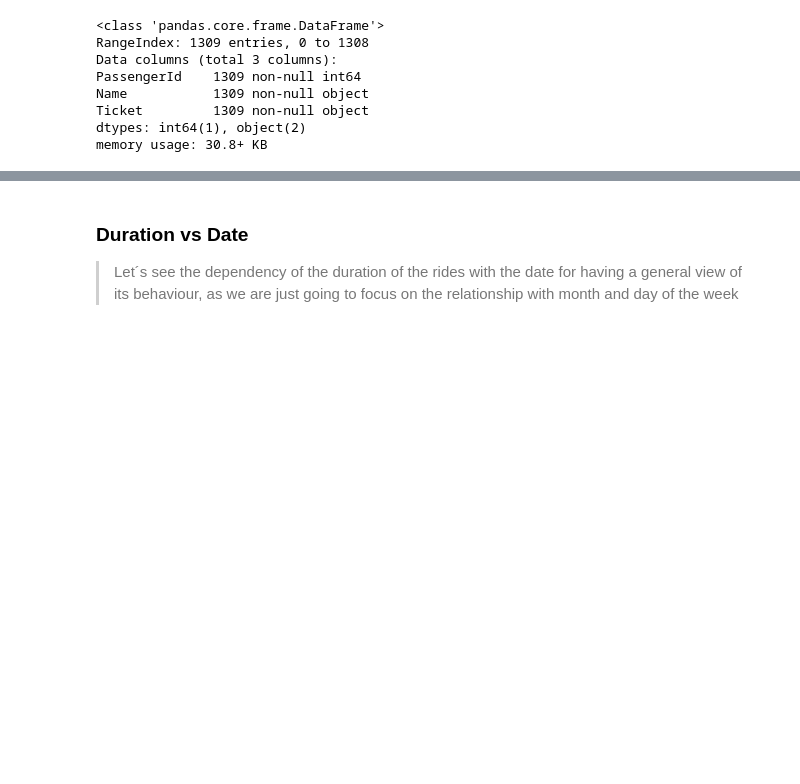
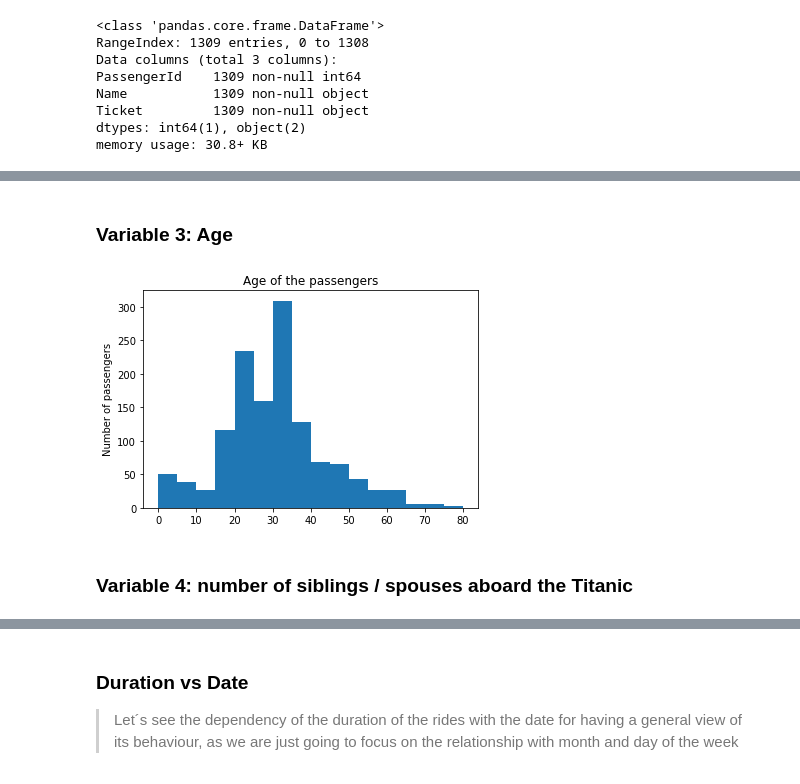
Before and after one commit to canceleiro/Titanic-Disaster, a Jupyter notebook: Titanic_Disaster.ipynb, the cells around one changed output, grey strips where cells are left out. Saved outputs shown, nothing was run; the diff lists cells and outputs as text; code cells hidden in the pictures; blank space fills up the shorter version.

```diff
--- a/Titanic_Disaster.ipynb
+++ b/Titanic_Disaster.ipynb
@@ -553,0 +499,11 @@ plt.title('Trips per type of user');
+# %% [markdown]
+### Variable 3: Age
+# %%
+bin_edges = np.arange(0, df_tit['Age'].max()+5, 5)
+plt.hist(data = df_tit, x = 'Age', bins = bin_edges);
+plt.title('Age of the passengers');
+plt.ylabel('Number of passengers');
+# %% [output]
+[figure, added]
+# %% [markdown]
+### Variable 4: number of siblings / spouses aboard the Titanic
```
Also changed, not shown: parts of 49 cells of this notebook.
